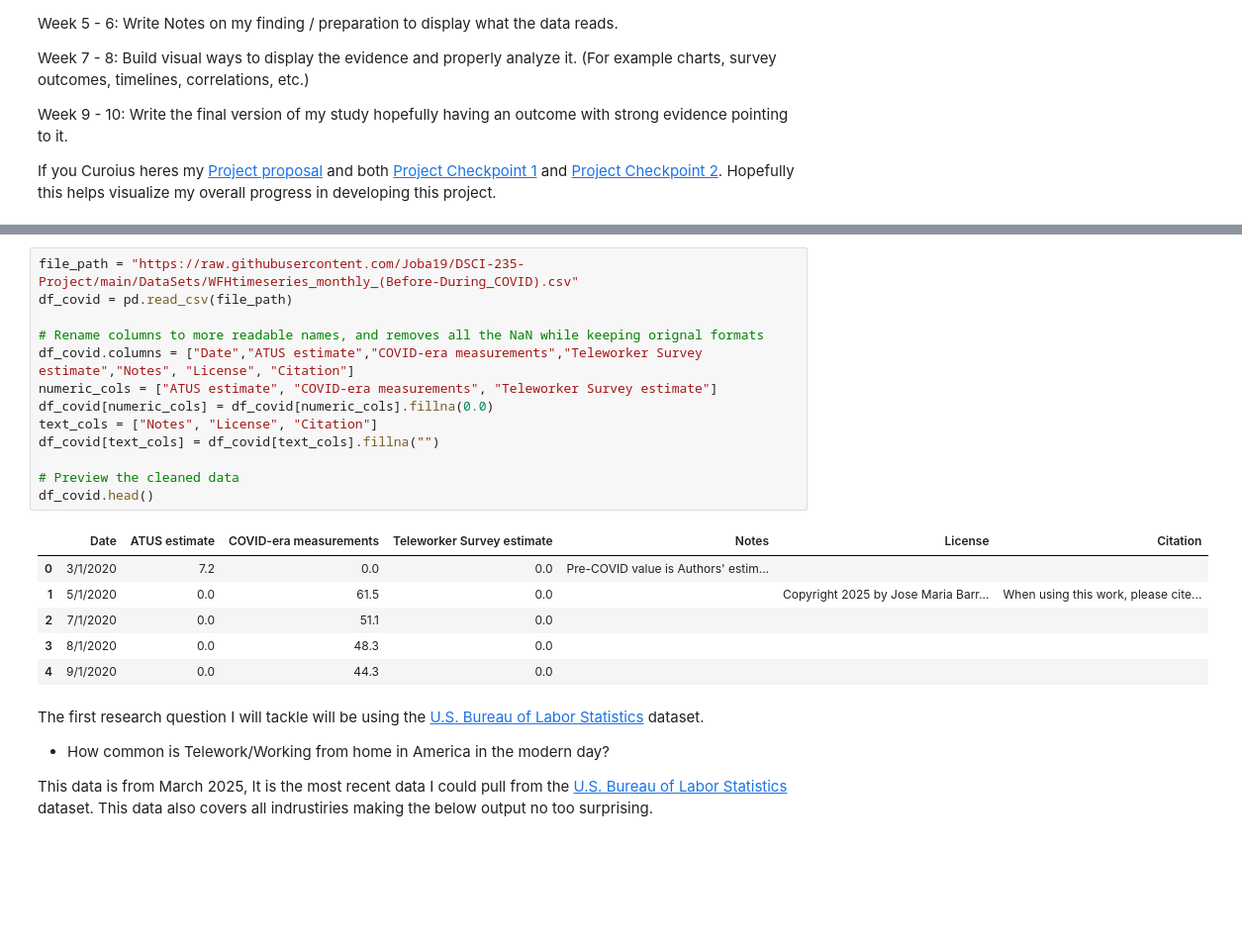
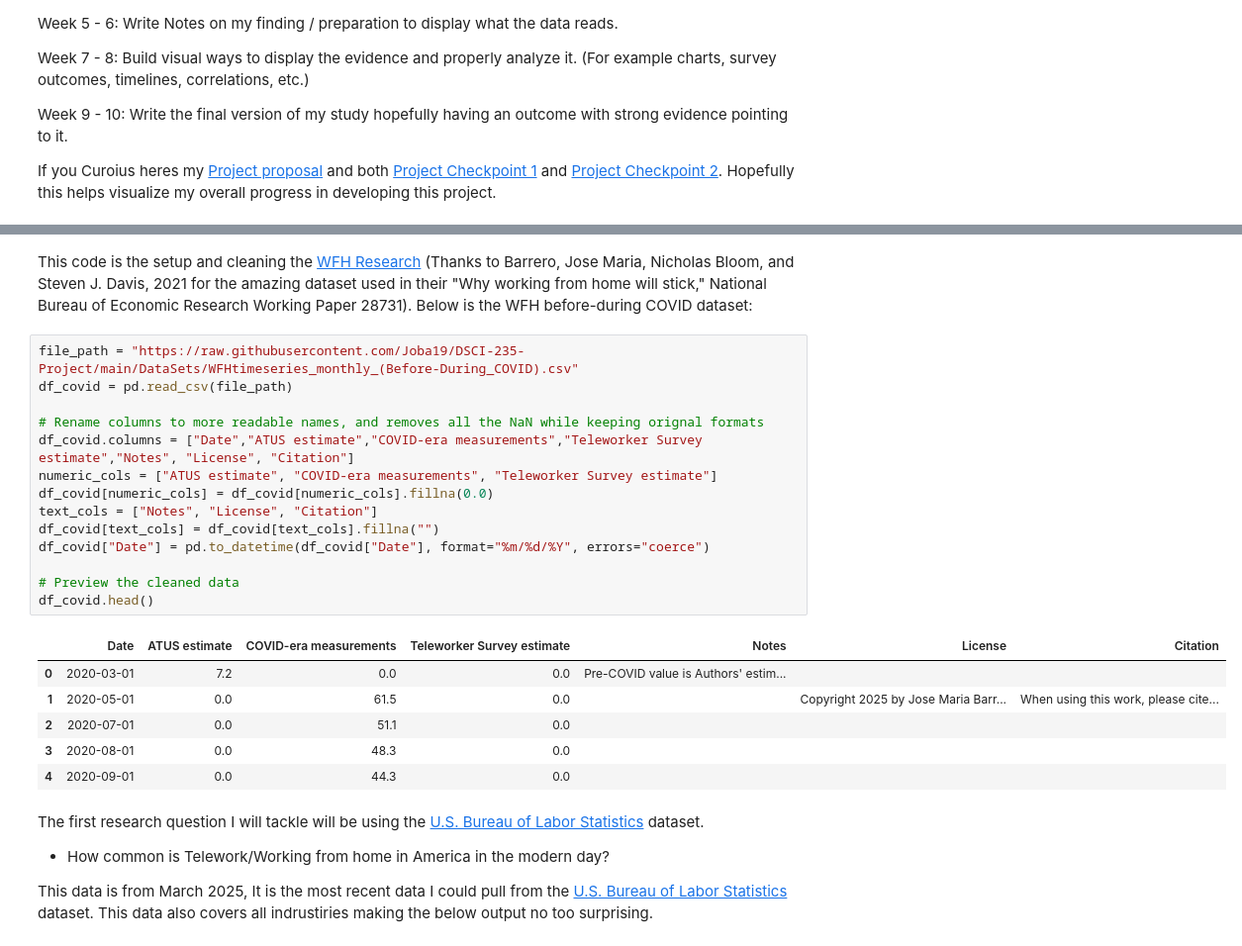
Before and after one commit to Joba19/DSCI-235-Project, a Jupyter notebook: Project.ipynb, the cells around one changed output, grey strips where cells are left out. Shown at 99% size. Drawn from its saved outputs; the diff is of its cells as text; blank space fills up the shorter version.

```diff
--- a/Project.ipynb
+++ b/Project.ipynb
@@ -111,26 +112,29 @@ df2.head()
 | 0 | 1/1/2022 | 34.8 | 24.4 | 44.8 | 26.9 | 26.0 | 11.8 | ... |
 | 1 | 1/1/2023 | 35.9 | 21.8 | 43.1 | 24.1 | 25.2 | 11.2 | ... |
 | 2 | 1/1/2024 | 32.5 | 19.5 | 45.0 | 26.8 | 25.7 | 10.3 | ... |
+# %% [markdown]
+This code is the setup and cleaning the [WFH Research](https://wfhresearch.com/) (Thanks to Barrero, Jose Maria, Nicholas Bloom, and Steven J. Davis, 2021 for the amazing dataset used in their "Why working from home will stick," National Bureau of Economic Research Working Paper 28731). Below is the WFH before-during COVID dataset:
 # %%
 file_path = "https://raw.githubusercontent.com/Joba19/DSCI-235-Project/main/DataSets/WFHtimeseries_monthly_(Before-During_COVID).csv"
 df_covid = pd.read_csv(file_path)
 
 # Rename columns to more readable names, and removes all the NaN while keeping orignal formats
 df_covid.columns = ["Date","ATUS estimate","COVID-era measurements","Teleworker Survey estimate","Notes", "License", "Citation"]
 numeric_cols = ["ATUS estimate", "COVID-era measurements", "Teleworker Survey estimate"]
 df_covid[numeric_cols] = df_covid[numeric_cols].fillna(0.0)
 text_cols = ["Notes", "License", "Citation"]
 df_covid[text_cols] = df_covid[text_cols].fillna("")
+df_covid["Date"] = pd.to_datetime(df_covid["Date"], format="%m/%d/%Y", errors="coerce")
 
 # Preview the cleaned data
 df_covid.head()
 # %% [output]
 |  | Date | ATUS estimate | COVID-era measurements | Teleworker Survey estimate | Notes | License | Citation |
-| 0 | 3/1/2020 | 7.2 | 0.0 | 0.0 | Pre-COVID value is Authors' estim... |  |  |
-| 1 | 5/1/2020 | 0.0 | 61.5 | 0.0 |  | Copyright 2025 by Jose Maria Barr... | When using this work, please cite... |
-| 2 | 7/1/2020 | 0.0 | 51.1 | 0.0 |  |  |  |
-| 3 | 8/1/2020 | 0.0 | 48.3 | 0.0 |  |  |  |
-| 4 | 9/1/2020 | 0.0 | 44.3 | 0.0 |  |  |  |
+| 0 | 2020-03-01 | 7.2 | 0.0 | 0.0 | Pre-COVID value is Authors' estim... |  |  |
+| 1 | 2020-05-01 | 0.0 | 61.5 | 0.0 |  | Copyright 2025 by Jose Maria Barr... | When using this work, please cite... |
+| 2 | 2020-07-01 | 0.0 | 51.1 | 0.0 |  |  |  |
+| 3 | 2020-08-01 | 0.0 | 48.3 | 0.0 |  |  |  |
+| 4 | 2020-09-01 | 0.0 | 44.3 | 0.0 |  |  |  |
 # %% [markdown]
 The first research question I will tackle will be using the [U.S. Bureau of Labor Statistics](https://www.bls.gov/opub/ted/2023/about-1-in-3-workers-in-management-professional-and-related-occupations-teleworked-november-2023.htm) dataset.
 - How common is Telework/Working from home in America in the modern day?
```
Also changed, not shown: parts of 13 cells of this notebook, 3 other files.
